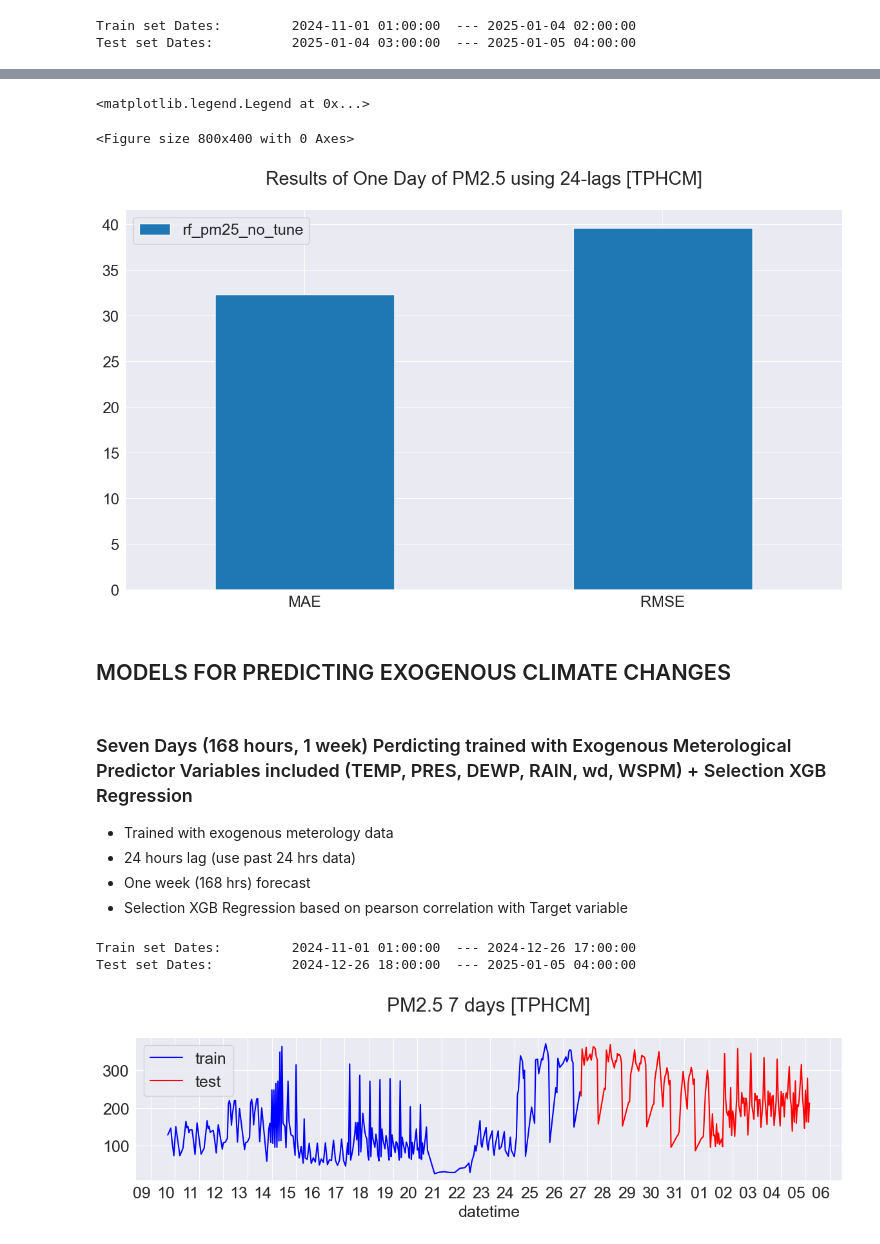
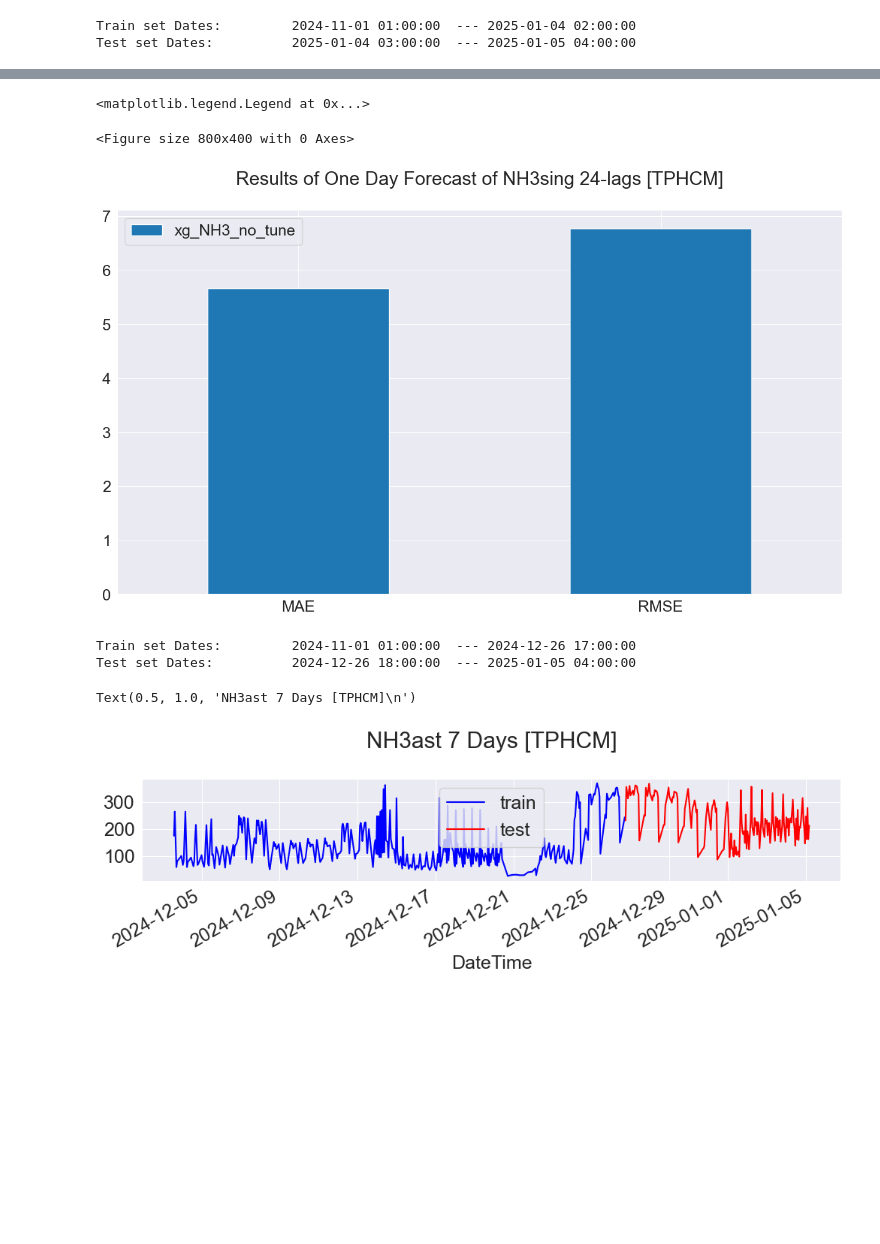
Before and after one commit to ThojTran/PPNC---Comparing-Machine-Learning-Models-for-AQI-Prediction-in-HCMC, a Jupyter notebook: PPNC.ipynb, the cells around one changed output, grey strips where cells are left out. Drawn from its saved outputs; the diff is of its cells as text; code cells hidden in the pictures; blank space fills up the shorter version.

```diff
--- a/PPNC.ipynb
+++ b/PPNC.ipynb
@@ -572,21 +592,12 @@ results_one_day_nt
 # %%
 plt.figure(figsize=(8,4))
-results_one_day_nt.T[['MAE', 'RMSE']].sort_values(by='MAE').T.plot.bar(
-    title='Results of One Day of PM2.5 using 24-lags [TPHCM]\n', rot=0)
+results_one_day_forecast_nt.T[['MAE', 'RMSE']].sort_values(by='MAE').T.plot.bar(
+    title='Results of One Day Forecast of NH3sing 24-lags [TPHCM]\n', rot=0)
 plt.legend(loc='upper left')
 # %% [output]
 <matplotlib.legend.Legend at 0x...>
 <Figure size 800x400 with 0 Axes>
-[figure, old version]
+[figure, new version]
-# %% [markdown]
-## MODELS FOR PREDICTING EXOGENOUS CLIMATE CHANGES
-# %% [markdown]
-### Seven Days  (168 hours, 1 week) Perdicting trained with Exogenous Meterological Predictor Variables included (TEMP, PRES, DEWP, RAIN, wd, WSPM) + Selection XGB Regression
-
-- Trained with exogenous meterology data
-- 24 hours lag (use past 24 hrs data)
-- One week (168 hrs) forecast
-- Selection XGB Regression based on pearson correlation with Target variable
 # %%
 steps = 24 * 7 # 168 hours Forecast --- Next 7 Days Forecast
 lags = 24  # using past 24 hours window size
@@ -600,19 +611,14 @@ print(f'Test set Dates:\t\t {test_pm25.index.min()}  --- {test_pm25.index.max()}
 Train set Dates:         2024-11-01 01:00:00  --- 2024-12-26 17:00:00
 Test set Dates:          2024-12-26 18:00:00  --- 2025-01-05 04:00:00
 # %%
-plt.figure(figsize=(12,4))
-train_pm25[-35*7:].plot(color='blue', label='train')
+plt.figure(figsize=(12,2))
+train_pm25[-24*14:].plot(color='blue', label='train')
 test_pm25.plot(color='red', label='test')
 plt.legend()
-plt.title('PM2.5 7 days [TPHCM]\n')
-plt.gca().xaxis.set_major_formatter(mdates.DateFormatter('%d'))
-plt.gca().xaxis.set_major_locator(mdates.DayLocator(interval=1))  # Mỗi ngày một điểm đánh dấu
-plt.xticks(rotation=0)
-# Thêm nhãn trục x là "datetime"
-plt.xlabel('datetime')
-plt.tight_layout()
+plt.title('NH3ast 7 Days [TPHCM]\n')
 # %% [output]
+Text(0.5, 1.0, 'NH3ast 7 Days [TPHCM]\n')
-[figure, old version]
+[figure, new version]
 # %%
 # Tạo features và target
 def create_features(data, lags):
```
Also changed, not shown: parts of 37 cells of this notebook, 1 other file.
